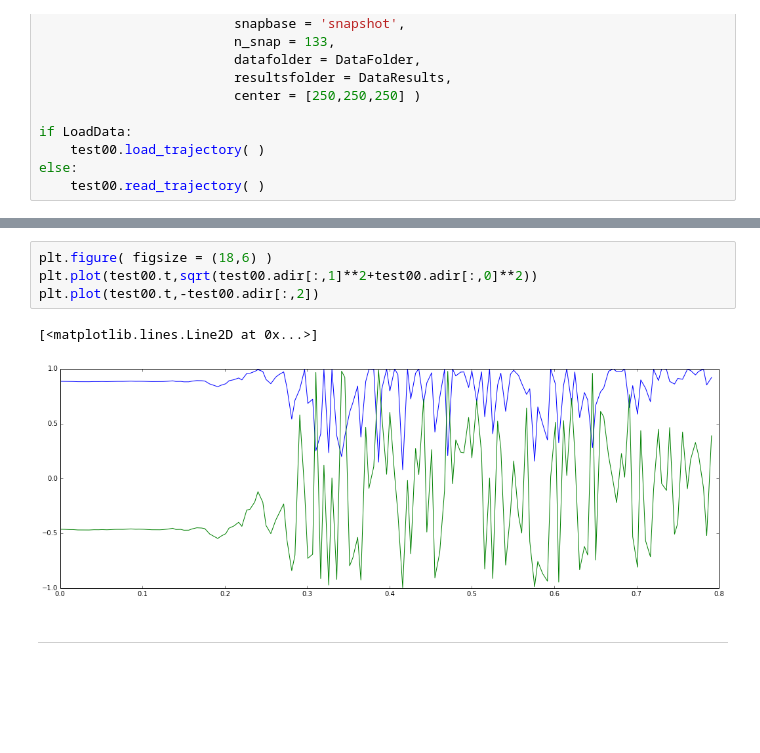
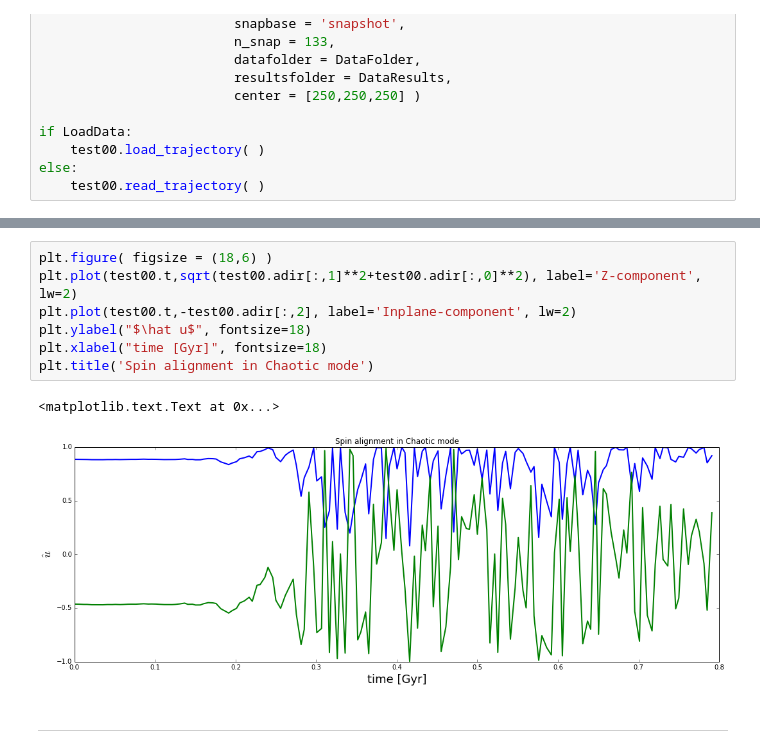
Before and after one commit to sbustamante/CosmologicalBlackHoles, a Jupyter notebook: Codes/spin_evolution.ipynb, the cells around one changed output, grey strips where cells are left out. Drawn from its saved outputs; the diff is of its cells as text; blank space fills up the shorter version.

```diff
--- a/Codes/spin_evolution.ipynb
+++ b/Codes/spin_evolution.ipynb
@@ -180,9 +178,12 @@ plt.plot(test01.t,-test01.adir[:,2])
 # %%
 plt.figure( figsize = (18,6) )
-plt.plot(test00.t,sqrt(test00.adir[:,1]**2+test00.adir[:,0]**2))
-plt.plot(test00.t,-test00.adir[:,2])
+plt.plot(test00.t,sqrt(test00.adir[:,1]**2+test00.adir[:,0]**2), label='Z-component', lw=2)
+plt.plot(test00.t,-test00.adir[:,2], label='Inplane-component', lw=2)
+plt.ylabel("$\hat u$", fontsize=18)
+plt.xlabel("time [Gyr]", fontsize=18)
+plt.title('Spin alignment in Chaotic mode')
 # %% [output]
-[<matplotlib.lines.Line2D at 0x...>]
+<matplotlib.text.Text at 0x...>
-[figure, old version]
+[figure, new version]
 # %% [markdown]
 - - -
```
Also changed, not shown: parts of 5 cells of this notebook.
